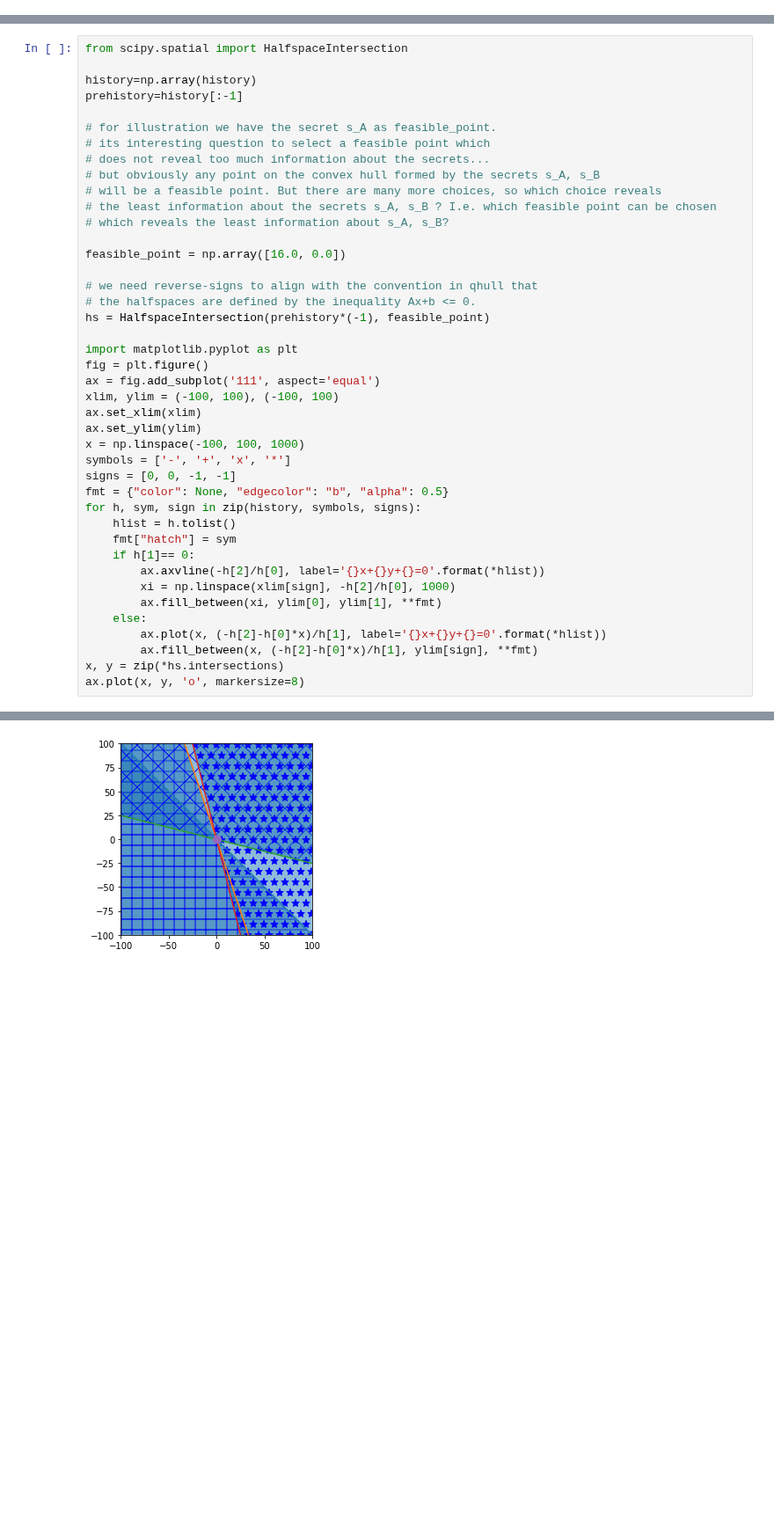
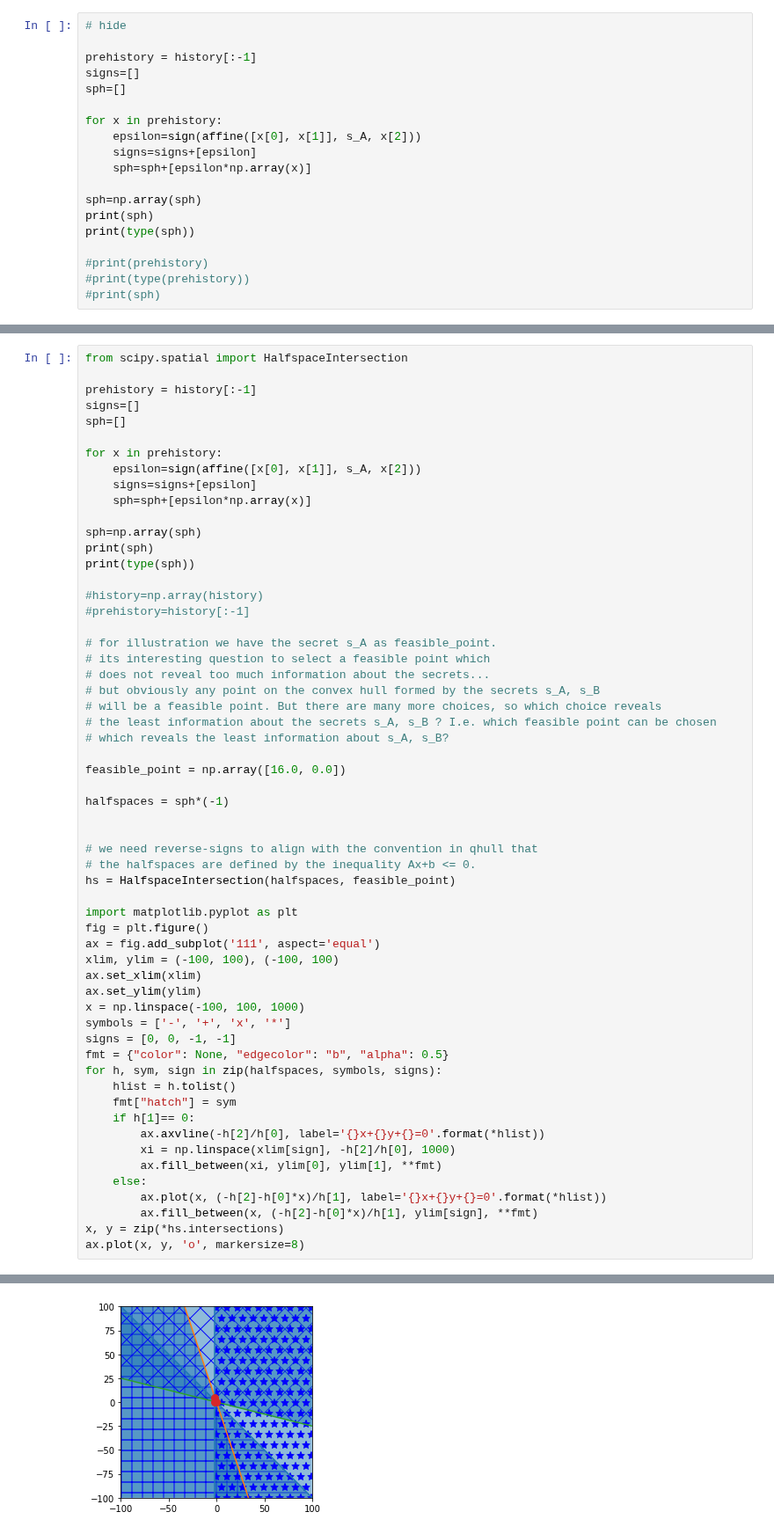
Before and after one commit to jhmartel/0x, a Jupyter notebook: _notebooks/2022-04-20-MillionaireGame.ipynb, the cells around one changed output, grey strips where cells are left out. Shown at 88% size. Saved outputs shown, nothing was run; the diff lists cells and outputs as text; blank space fills up the shorter version.

```diff
--- a/_notebooks/2022-04-20-MillionaireGame.ipynb
+++ b/_notebooks/2022-04-20-MillionaireGame.ipynb
@@ -197,0 +169,19 @@ for x in history:
+# %%
+# hide
+
+prehistory = history[:-1]
+signs=[]
+sph=[]
+
+for x in prehistory:
+    epsilon=sign(affine([x[0], x[1]], s_A, x[2]))
+    signs=signs+[epsilon]
+    sph=sph+[epsilon*np.array(x)]
+
+sph=np.array(sph)
+print(sph)
+print(type(sph))
+
+#print(prehistory)
+#print(type(prehistory))
+#print(sph)
@@ -198,8 +204,21 @@ for x in history:
 # %%
 from scipy.spatial import HalfspaceIntersection
 
-history=np.array(history)
-prehistory=history[:-1]
+prehistory = history[:-1]
+signs=[]
+sph=[]
+
+for x in prehistory:
+    epsilon=sign(affine([x[0], x[1]], s_A, x[2]))
+    signs=signs+[epsilon]
+    sph=sph+[epsilon*np.array(x)]
+
+sph=np.array(sph)
+print(sph)
+print(type(sph))
+
+#history=np.array(history)
+#prehistory=history[:-1]
 
 # for illustration we have the secret s_A as feasible_point.
 # its interesting question to select a feasible point which
@@ -210,33 +229,36 @@ prehistory=history[:-1]
 # which reveals the least information about s_A, s_B?
 
 feasible_point = np.array([16.0, 0.0])
 
+halfspaces = sph*(-1)
+
+
 # we need reverse-signs to align with the convention in qhull that
 # the halfspaces are defined by the inequality Ax+b <= 0.
-hs = HalfspaceIntersection(prehistory*(-1), feasible_point)
+hs = HalfspaceIntersection(halfspaces, feasible_point)
 
 import matplotlib.pyplot as plt
 fig = plt.figure()
 ax = fig.add_subplot('111', aspect='equal')
 xlim, ylim = (-100, 100), (-100, 100)
 ax.set_xlim(xlim)
 ax.set_ylim(ylim)
 x = np.linspace(-100, 100, 1000)
 symbols = ['-', '+', 'x', '*']
 signs = [0, 0, -1, -1]
 fmt = {"color": None, "edgecolor": "b", "alpha": 0.5}
-for h, sym, sign in zip(history, symbols, signs):
+for h, sym, sign in zip(halfspaces, symbols, signs):
     hlist = h.tolist()
     fmt["hatch"] = sym
     if h[1]== 0:
         ax.axvline(-h[2]/h[0], label='{}x+{}y+{}=0'.format(*hlist))
         xi = np.linspace(xlim[sign], -h[2]/h[0], 1000)
         ax.fill_between(xi, ylim[0], ylim[1], **fmt)
     else:
         ax.plot(x, (-h[2]-h[0]*x)/h[1], label='{}x+{}y+{}=0'.format(*hlist))
         ax.fill_between(x, (-h[2]-h[0]*x)/h[1], ylim[sign], **fmt)
 x, y = zip(*hs.intersections)
 ax.plot(x, y, 'o', markersize=8)
 # %% [output]
 [<matplotlib.lines.Line2D at 0x...>]
-[figure, old version]
+[figure, new version]
```
Also changed, not shown: parts of 8 cells of this notebook.
